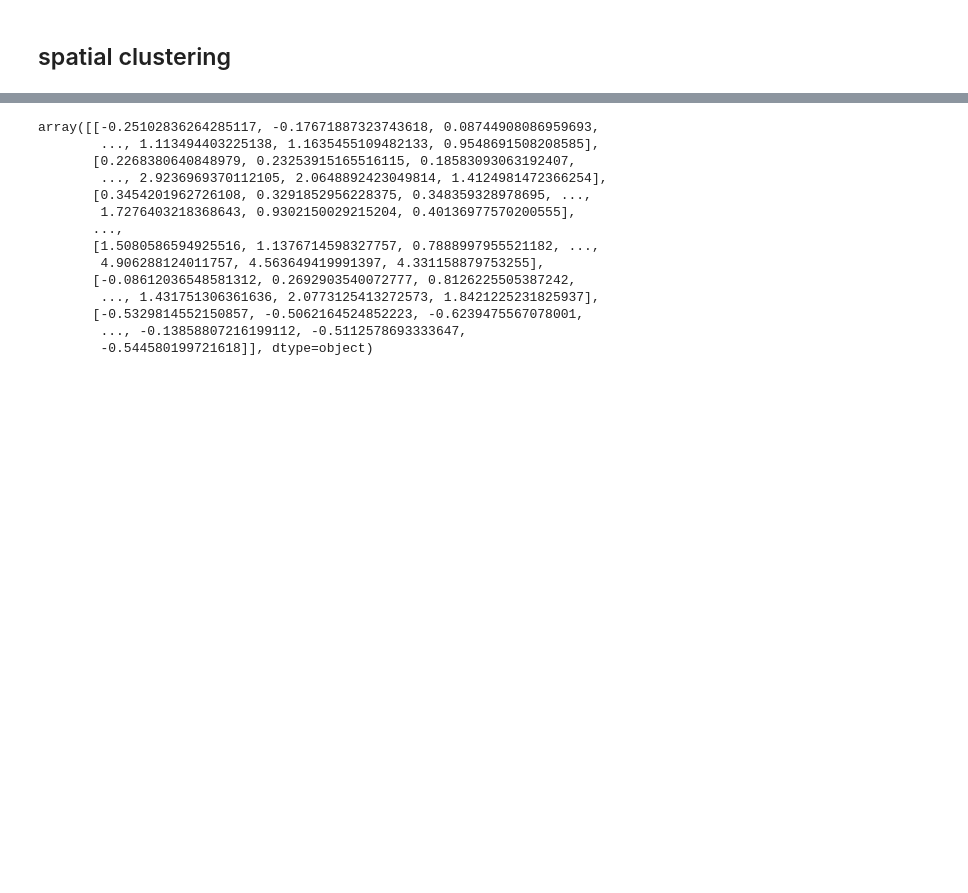
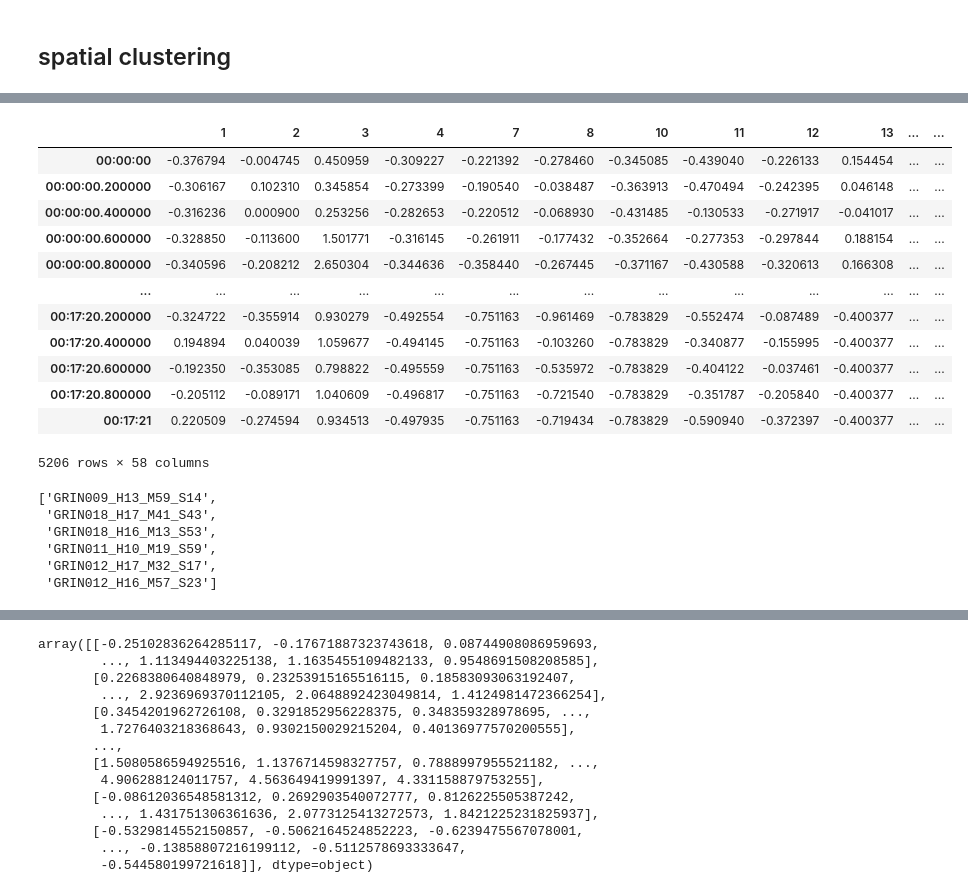
Before and after one commit to marburyvthesea/post_cnmfe_analysis, a Jupyter notebook: openfield_analysis/spatial_clustering/spatial_clustering_jones_quest_no_matlab_engine.ipynb, the cells around one changed output, grey strips where cells are left out. Cells and saved outputs as stored; diff of their text form; code cells hidden in the pictures; blank space fills up the shorter version.

```diff
--- a/openfield_analysis/spatial_clustering/spatial_clustering_jones_quest_no_matlab_engine.ipynb
+++ b/openfield_analysis/spatial_clustering/spatial_clustering_jones_quest_no_matlab_engine.ipynb
@@ -114,6 +130,22 @@ C_df = pd.concat([filtered_for_analysis[session].resample(str(new_sampling_inter
 C_df['velocity_bins'] = all_sessions_v_bins
 #if want to normalize bins by each indiv mouse
 #C_df['by_mouse_vbins'] = V_df['by_mouse_vbins']
+# %%
+C_df.loc['GRIN012_H17_M32_S17'][C_df.loc['GRIN012_H17_M32_S17']['velocity_bins'].notna()].iloc[:,:].dropna(axis=1)
+# %% [output]
+|  | 1 | 2 | 3 | 4 | 7 | 8 | 10 | 11 | 12 | 13 | ... | ... |
+| 00:00:00 | -0.376794 | -0.004745 | 0.450959 | -0.309227 | -0.221392 | -0.278460 | -0.345085 | -0.439040 | -0.226133 | 0.154454 | ... | ... |
+| 00:00:00.200000 | -0.306167 | 0.102310 | 0.345854 | -0.273399 | -0.190540 | -0.038487 | -0.363913 | -0.470494 | -0.242395 | 0.046148 | ... | ... |
+| 00:00:00.400000 | -0.316236 | 0.000900 | 0.253256 | -0.282653 | -0.220512 | -0.068930 | -0.431485 | -0.130533 | -0.271917 | -0.041017 | ... | ... |
+| 00:00:00.600000 | -0.328850 | -0.113600 | 1.501771 | -0.316145 | -0.261911 | -0.177432 | -0.352664 | -0.277353 | -0.297844 | 0.188154 | ... | ... |
+| 00:00:00.800000 | -0.340596 | -0.208212 | 2.650304 | -0.344636 | -0.358440 | -0.267445 | -0.371167 | -0.430588 | -0.320613 | 0.166308 | ... | ... |
+| ... | ... | ... | ... | ... | ... | ... | ... | ... | ... | ... | ... | ... |
+| 00:17:20.200000 | -0.324722 | -0.355914 | 0.930279 | -0.492554 | -0.751163 | -0.961469 | -0.783829 | -0.552474 | -0.087489 | -0.400377 | ... | ... |
+| 00:17:20.400000 | 0.194894 | 0.040039 | 1.059677 | -0.494145 | -0.751163 | -0.103260 | -0.783829 | -0.340877 | -0.155995 | -0.400377 | ... | ... |
+| 00:17:20.600000 | -0.192350 | -0.353085 | 0.798822 | -0.495559 | -0.751163 | -0.535972 | -0.783829 | -0.404122 | -0.037461 | -0.400377 | ... | ... |
+| 00:17:20.800000 | -0.205112 | -0.089171 | 1.040609 | -0.496817 | -0.751163 | -0.721540 | -0.783829 | -0.351787 | -0.205840 | -0.400377 | ... | ... |
+| 00:17:21 | 0.220509 | -0.274594 | 0.934513 | -0.497935 | -0.751163 | -0.719434 | -0.783829 | -0.590940 | -0.372397 | -0.400377 | ... | ... |
+5206 rows × 58 columns
 # %%
 # clustering info per session
 coactivity_dfs = {}
@@ -137 +169,10 @@ for session in list(grouped_raw_data.keys()):
 #com_df.to_csv('/projects/p30771/miniscope/analysis/OpenFieldAnalysis/spatial_clusters/jones_script_analysis/wt_com.csv')
+# %%
+list(grouped_raw_data.keys())
+# %% [output]
+['GRIN009_H13_M59_S14',
+ 'GRIN018_H17_M41_S43',
+ 'GRIN018_H16_M13_S53',
+ 'GRIN011_H10_M19_S59',
+ 'GRIN012_H17_M32_S17',
+ 'GRIN012_H16_M57_S23']
```
Also changed, not shown: parts of 3 cells of this notebook, 7 other files.
